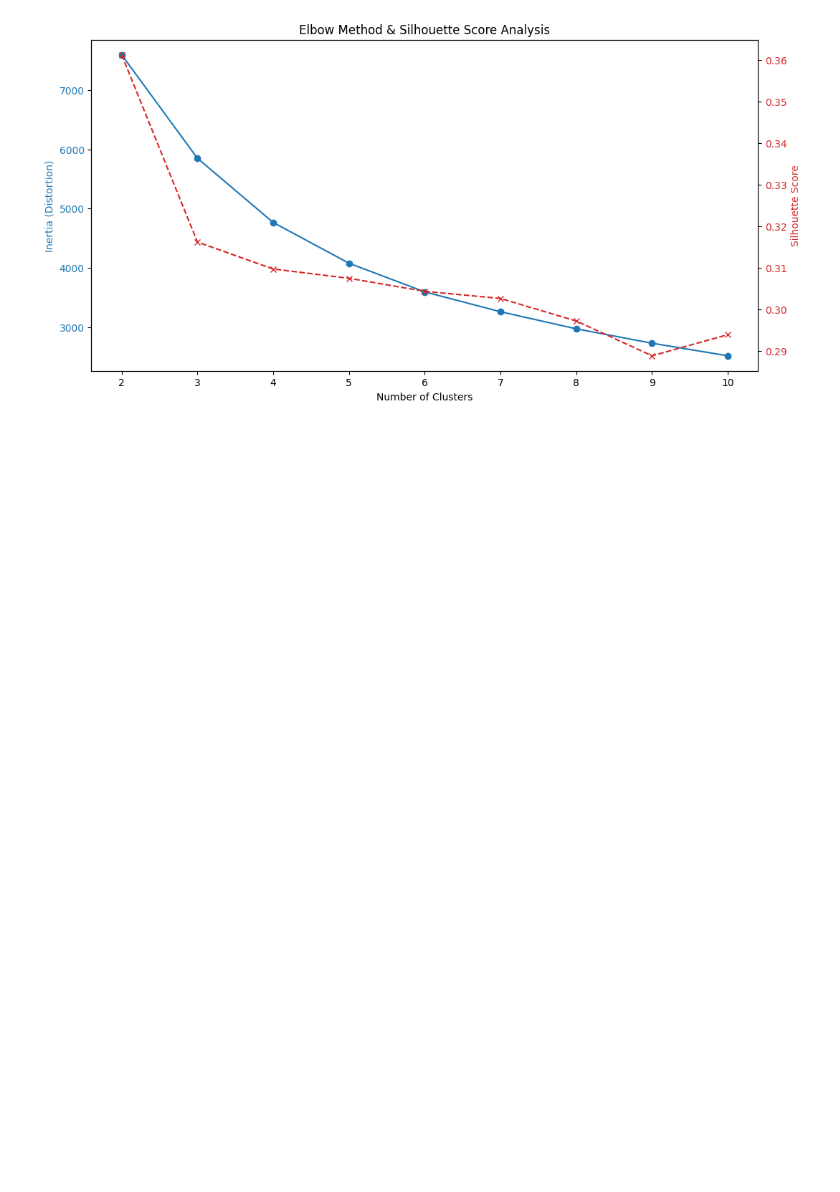
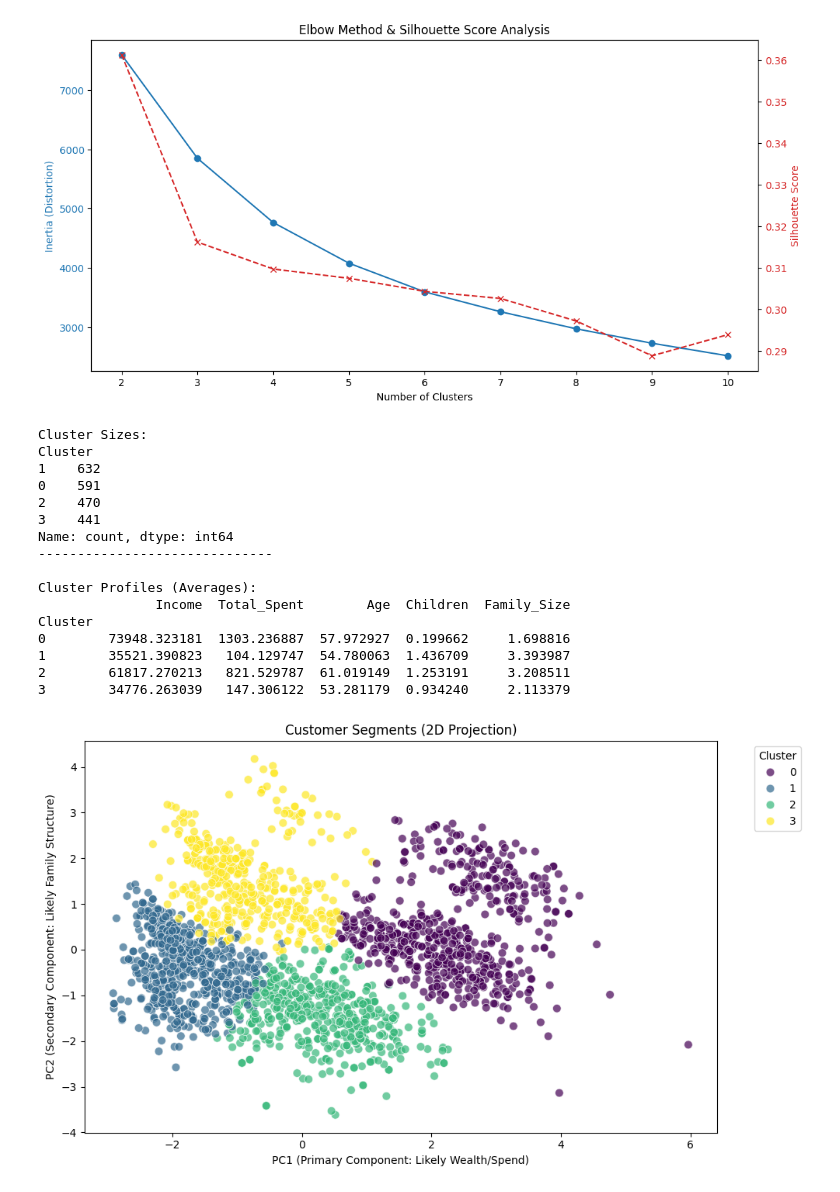
Before and after one commit to Prakhar2023-bit/Customer_personality_analysis, a Jupyter notebook: cust_sent_analysis.ipynb, the cells around one changed output. Saved outputs shown, nothing was run; the diff lists cells and outputs as text; code cells hidden in the pictures; blank space fills up the shorter version.

Commit message:
completed clustering and made the plot

```diff
--- a/cust_sent_analysis.ipynb
+++ b/cust_sent_analysis.ipynb
@@ -201,3 +201,64 @@ plt.title('Elbow Method & Silhouette Score Analysis')
 plt.show()
 # %% [output]
 [figure]
+# %%
+from mpl_toolkits.mplot3d import Axes3D
+# --- Step 1: Run the Final K-Means Model ---
+# Initialize with the "Golden Number" of clusters (4)
+kmeans = KMeans(n_clusters=4, init='k-means++', random_state=42)
+
+# Fit the model on your PCA data
+cluster_labels = kmeans.fit_predict(df_pca)
+
+# --- Step 2: Fix the DataFrame Lengths (The Crucial Fix) ---
+# Create a clean version of the original df that matches the rows used in clustering
+# This drops the rows from 'df' that were removed in 'df_final'
+df_clean = df.loc[df_final.index].copy()
+
+# Now the lengths match perfectly, so we can assign labels
+df_clean['Cluster'] = cluster_labels
+df_pca['Cluster'] = cluster_labels
+
+# Check the size of each group
+print("Cluster Sizes:")
+print(df_clean['Cluster'].value_counts())
+print("-" * 30)
+
+# --- Step 3: Profile the Customers (The "Resume Numbers") ---
+# We calculate the average behavior for each group to understand who they are
+profile = df_clean.groupby('Cluster')[['Income', 'Total_Spent', 'Age', 'Children', 'Family_Size']].mean()
+print("\nCluster Profiles (Averages):")
+print(profile)
+
+import seaborn as sns
+
+plt.figure(figsize=(10, 6))
+
+# Plot PC1 vs PC2
+sns.scatterplot(x='PC1', y='PC2', hue='Cluster', data=df_pca, palette='viridis', s=60, alpha=0.7)
+
+plt.title('Customer Segments (2D Projection)')
+plt.xlabel('PC1 (Primary Component: Likely Wealth/Spend)')
+plt.ylabel('PC2 (Secondary Component: Likely Family Structure)')
+plt.legend(title='Cluster', bbox_to_anchor=(1.05, 1), loc='upper left')
+
+plt.tight_layout()
+plt.show()
+# %% [output]
+Cluster Sizes:
+Cluster
+1    632
+0    591
+2    470
+3    441
+Name: count, dtype: int64
+------------------------------
+
+Cluster Profiles (Averages):
+               Income  Total_Spent        Age  Children  Family_Size
+Cluster
+0        73948.323181  1303.236887  57.972927  0.199662     1.698816
+1        35521.390823   104.129747  54.780063  1.436709     3.393987
+2        61817.270213   821.529787  61.019149  1.253191     3.208511
+3        34776.263039   147.306122  53.281179  0.934240     2.113379
+[figure, added]
```
